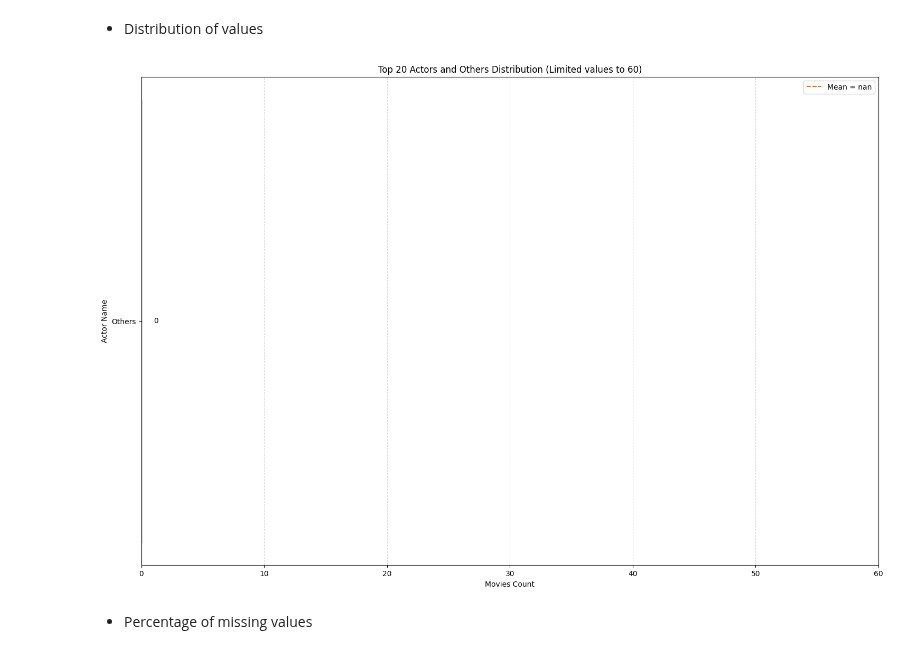
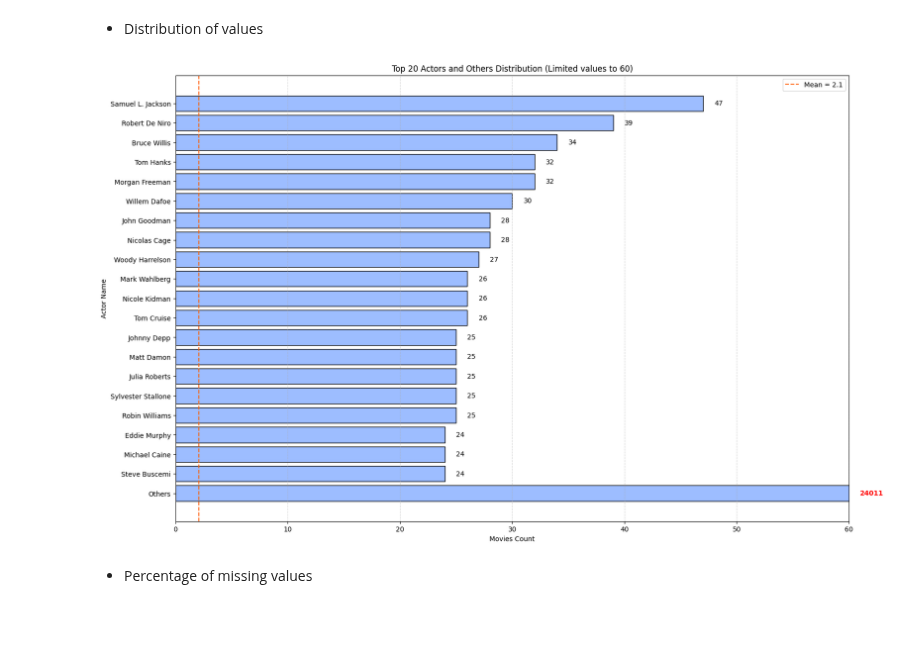
Before and after one commit to truongthuankiet1990gmailcom/Intro2DS---HCMUS---2024, a Jupyter notebook: 22127148_22127224_22127257_22127492.ipynb, the cells around one changed output. Cells and saved outputs as stored; diff of their text form; code cells hidden in the pictures; blank space fills up the shorter version.

```diff
--- a/22127148_22127224_22127257_22127492.ipynb
+++ b/22127148_22127224_22127257_22127492.ipynb
@@ -368,41 +368,41 @@ This dataset's exclusive focus on cinema releases makes the "PlatformReleased" c
 # %% [markdown]
 - Distribution of values
 # %%
-all_actors = raw_data['Cast'].str.split(', ').explode()
+all_actors = raw_data['Cast'].explode()
 actors_count = all_actors.value_counts()
 top_actors = actors_count.nlargest(20)
 others_count = actors_count.iloc[20:].sum()
 mean_count = actors_count.mean()
 
 top_actors = pd.concat([top_actors, pd.Series({'Others': others_count})])
 
 plt.figure(figsize=(18, 12))
 bars = plt.barh(top_actors.index, top_actors.values, color='#9DBDFF', edgecolor='black')
 
 lim = 60
 
 for bar in bars:
     if bar.get_width() > lim:
         plt.text(lim + 1, bar.get_y() + bar.get_height()/2,
                  f'{int(bar.get_width())}', va='center', color='red', fontsize=10, weight='bold')
     else:
         plt.text(bar.get_width() + 1, bar.get_y() + bar.get_height()/2,
                  f'{int(bar.get_width())}', va='center', color='black', fontsize=10)
 
 plt.xlim(0, lim)
 
 plt.axvline(mean_count, color='#FF6500', linestyle='--', linewidth=1.5, label=f'Mean = {mean_count:.1f}')
 
 plt.xlabel('Movies Count')
 plt.ylabel('Actor Name')
 plt.title(f'Top 20 Actors and Others Distribution (Limited values to {lim})')
 plt.gca().invert_yaxis()
 plt.grid(axis='x', linestyle='--', alpha=0.5)
 plt.legend()
 
 plt.show()
 # %% [output]
-[figure, old version]
+[figure, new version]
 # %% [markdown]
 - Percentage of missing values
 # %%
```
Also changed, not shown: parts of 5 cells of this notebook.
